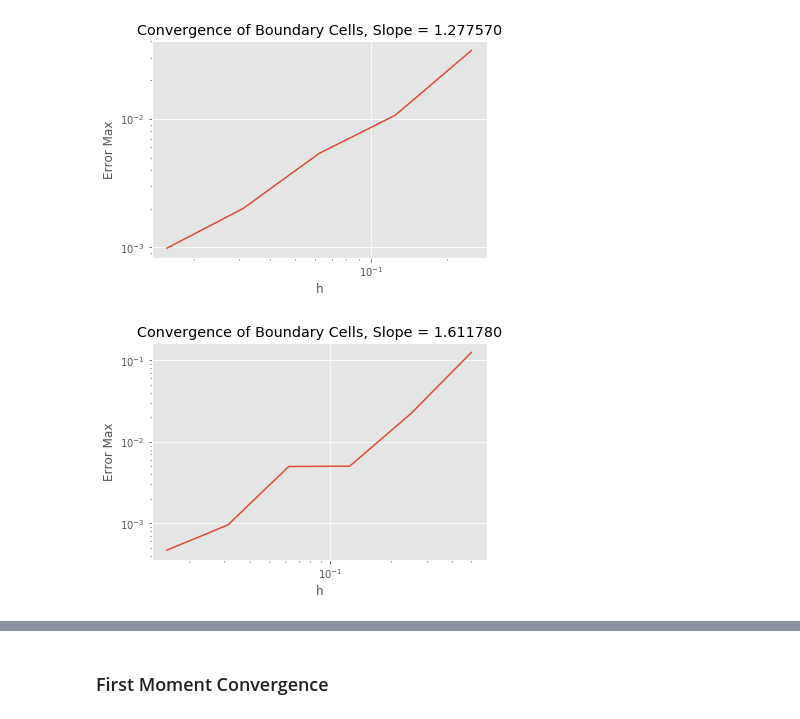
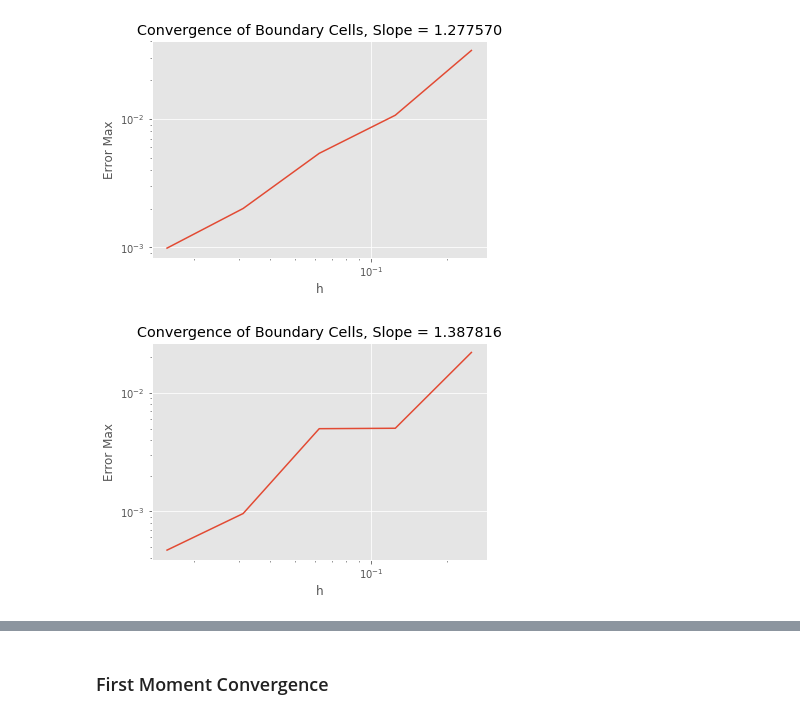
Before and after one commit to marissachanlatte/EmbeddedBoundary, a Jupyter notebook: outputs/solver_analysis/LaplacianConvergence.ipynb, the cells around one changed output, grey strips where cells are left out. Cells and saved outputs as stored; diff of their text form; code cells hidden in the pictures.

```diff
--- a/outputs/solver_analysis/LaplacianConvergence.ipynb
+++ b/outputs/solver_analysis/LaplacianConvergence.ipynb
@@ -126,22 +126,22 @@ plt.show()
 # %%
 norm = []
 h = []
-for i in range(1, 7):
+for i in range(2, 7):
     data = pd.read_csv("laplace_mesh_refine/circle_bd_moments/laplace-%d.txt" % i)
     exterior_cells = data.loc[data['Covered ID'] == 2]
     exterior_x = exterior_cells['CenterX']
     exterior_y = exterior_cells['CenterY']
     exterior_laplace = exterior_cells['Laplacian']
     exterior_analytic = exterior_x**2 + exterior_y**2
     err = exterior_cells['Volume Fraction']*(exterior_laplace - exterior_analytic)
     norm.append(np.abs(np.max(err)))
     h.append(1/2**i)
 plt.loglog(h, norm)
 plt.ylabel('Error Max')
 plt.xlabel('h')
 slope = (np.log(norm[-1])-np.log(norm[0]))/(np.log(h[-1])-np.log(h[0]))
 plt.title("Convergence of Boundary Cells, Slope = %f" % slope)
 plt.show()
 norm
 # %% [output]
-[figure, old version]
+[figure, new version]
```
Also changed, not shown: parts of 26 cells of this notebook, 20 other files.
